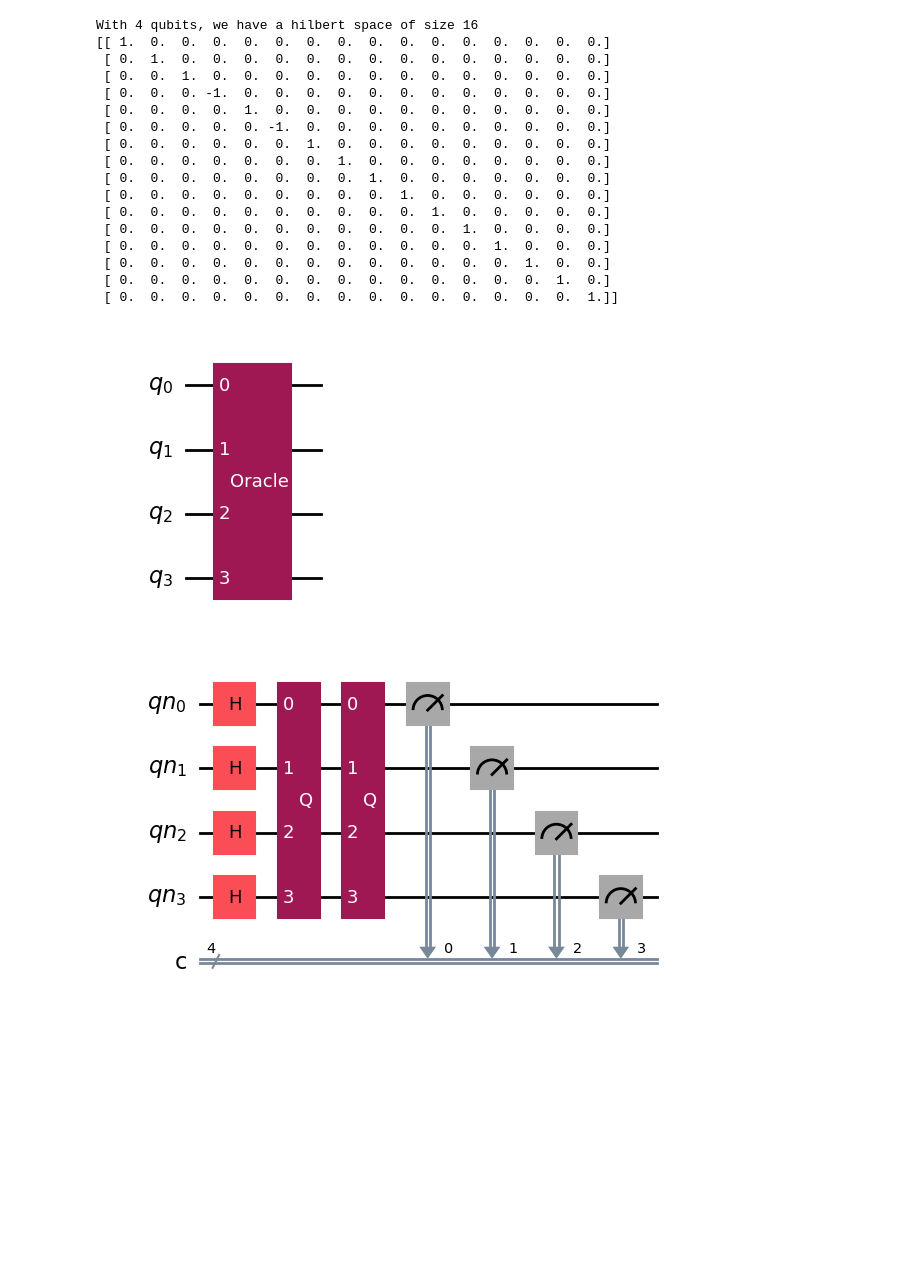
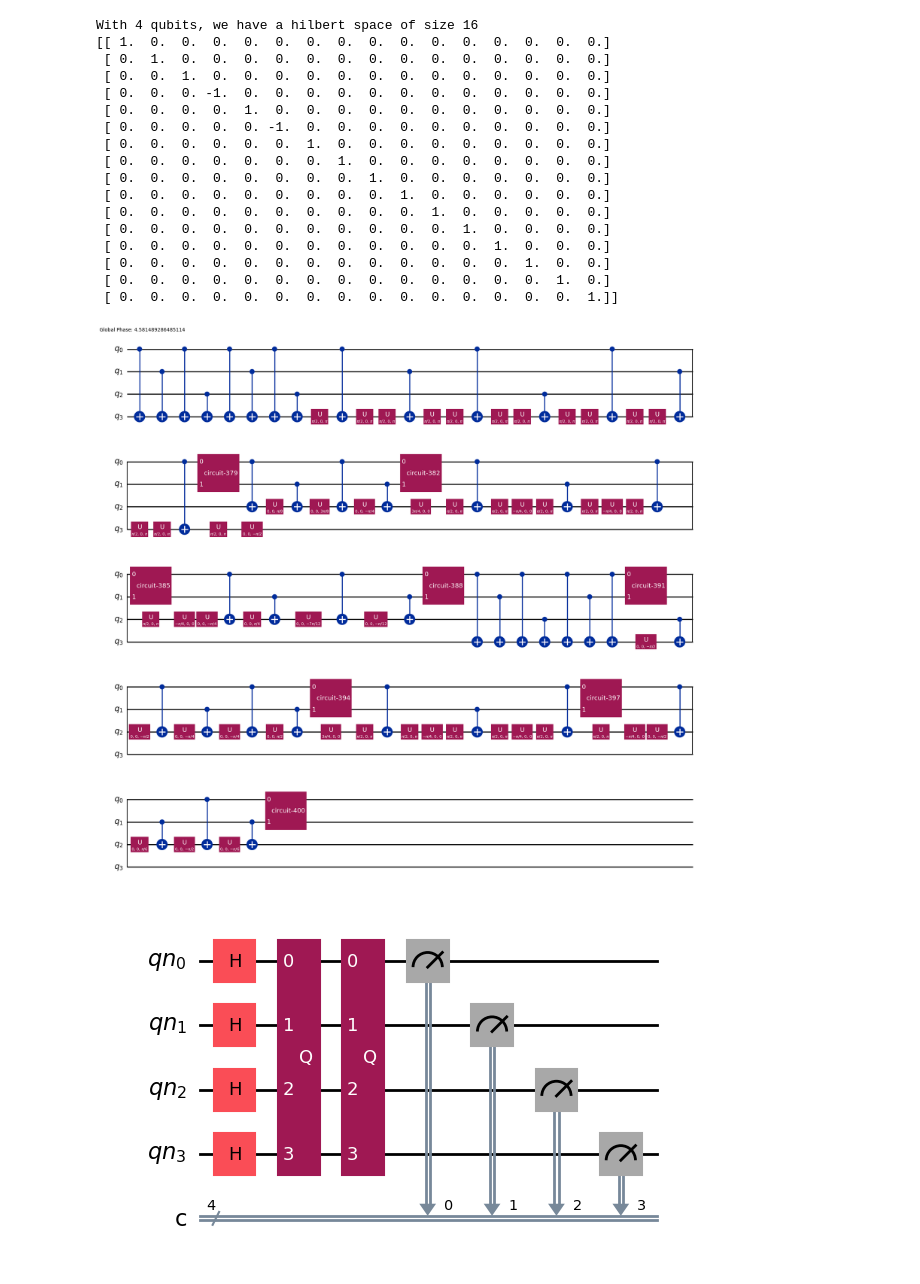
Before and after one commit to skingham/londonmet_quantum_tutorials, a Jupyter notebook: notebooks/week_3-grover.ipynb, the cells around one changed output. Drawn from its saved outputs; the diff is of its cells as text; code cells hidden in the pictures; blank space fills up the shorter version.

```diff
--- a/notebooks/week_3-grover.ipynb
+++ b/notebooks/week_3-grover.ipynb
@@ -40,35 +72,35 @@ import matplotlib.pyplot as plt
 n = 4
 solutions = [3, 5]
 size = 2 ** n
 oracle = np.eye(size)
 for idx in solutions:
     oracle[idx, idx] = -1
 print(f"With {n} qubits, we have a hilbert space of size {2 ** n}")
 print(oracle)
 
 # Convert to quantum circuit
 oracle_circuit = QuantumCircuit(n)
 oracle_circuit.unitary(oracle, range(n), label="Oracle")
-oracle_circuit.draw("mpl")
+oracle_circuit.decompose().draw("mpl")
 # %% [output]
 With 4 qubits, we have a hilbert space of size 16
 [[ 1.  0.  0.  0.  0.  0.  0.  0.  0.  0.  0.  0.  0.  0.  0.  0.]
  [ 0.  1.  0.  0.  0.  0.  0.  0.  0.  0.  0.  0.  0.  0.  0.  0.]
  [ 0.  0.  1.  0.  0.  0.  0.  0.  0.  0.  0.  0.  0.  0.  0.  0.]
  [ 0.  0.  0. -1.  0.  0.  0.  0.  0.  0.  0.  0.  0.  0.  0.  0.]
  [ 0.  0.  0.  0.  1.  0.  0.  0.  0.  0.  0.  0.  0.  0.  0.  0.]
  [ 0.  0.  0.  0.  0. -1.  0.  0.  0.  0.  0.  0.  0.  0.  0.  0.]
  [ 0.  0.  0.  0.  0.  0.  1.  0.  0.  0.  0.  0.  0.  0.  0.  0.]
  [ 0.  0.  0.  0.  0.  0.  0.  1.  0.  0.  0.  0.  0.  0.  0.  0.]
  [ 0.  0.  0.  0.  0.  0.  0.  0.  1.  0.  0.  0.  0.  0.  0.  0.]
  [ 0.  0.  0.  0.  0.  0.  0.  0.  0.  1.  0.  0.  0.  0.  0.  0.]
  [ 0.  0.  0.  0.  0.  0.  0.  0.  0.  0.  1.  0.  0.  0.  0.  0.]
  [ 0.  0.  0.  0.  0.  0.  0.  0.  0.  0.  0.  1.  0.  0.  0.  0.]
  [ 0.  0.  0.  0.  0.  0.  0.  0.  0.  0.  0.  0.  1.  0.  0.  0.]
  [ 0.  0.  0.  0.  0.  0.  0.  0.  0.  0.  0.  0.  0.  1.  0.  0.]
  [ 0.  0.  0.  0.  0.  0.  0.  0.  0.  0.  0.  0.  0.  0.  1.  0.]
  [ 0.  0.  0.  0.  0.  0.  0.  0.  0.  0.  0.  0.  0.  0.  0.  1.]]
-[figure, old version]
+[figure, new version]
 # %%
 # Calculate optimal number of iterations
 k = max(1, int(np.floor((np.pi / 4) * np.sqrt(2 ** n / len(solutions)))), 0)
```
Also changed, not shown: parts of 48 cells of this notebook, 3 other files.
